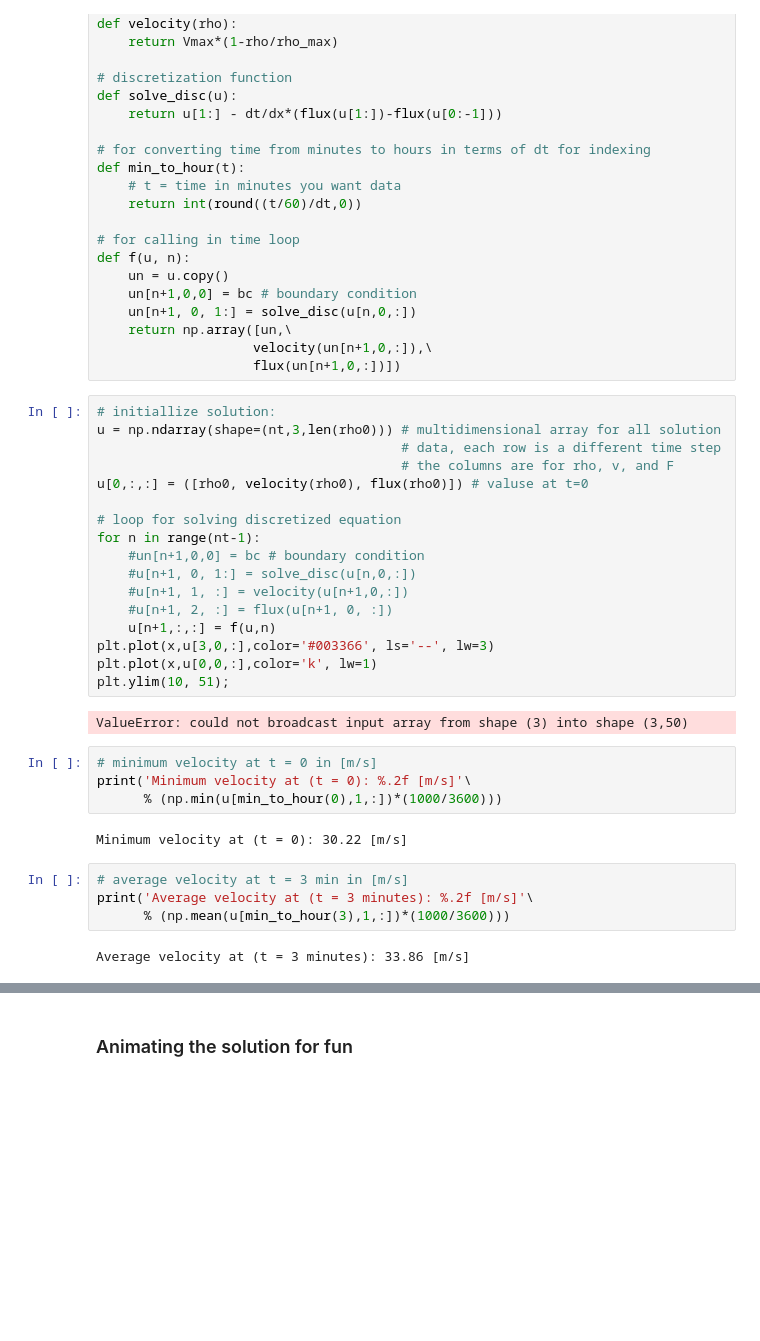
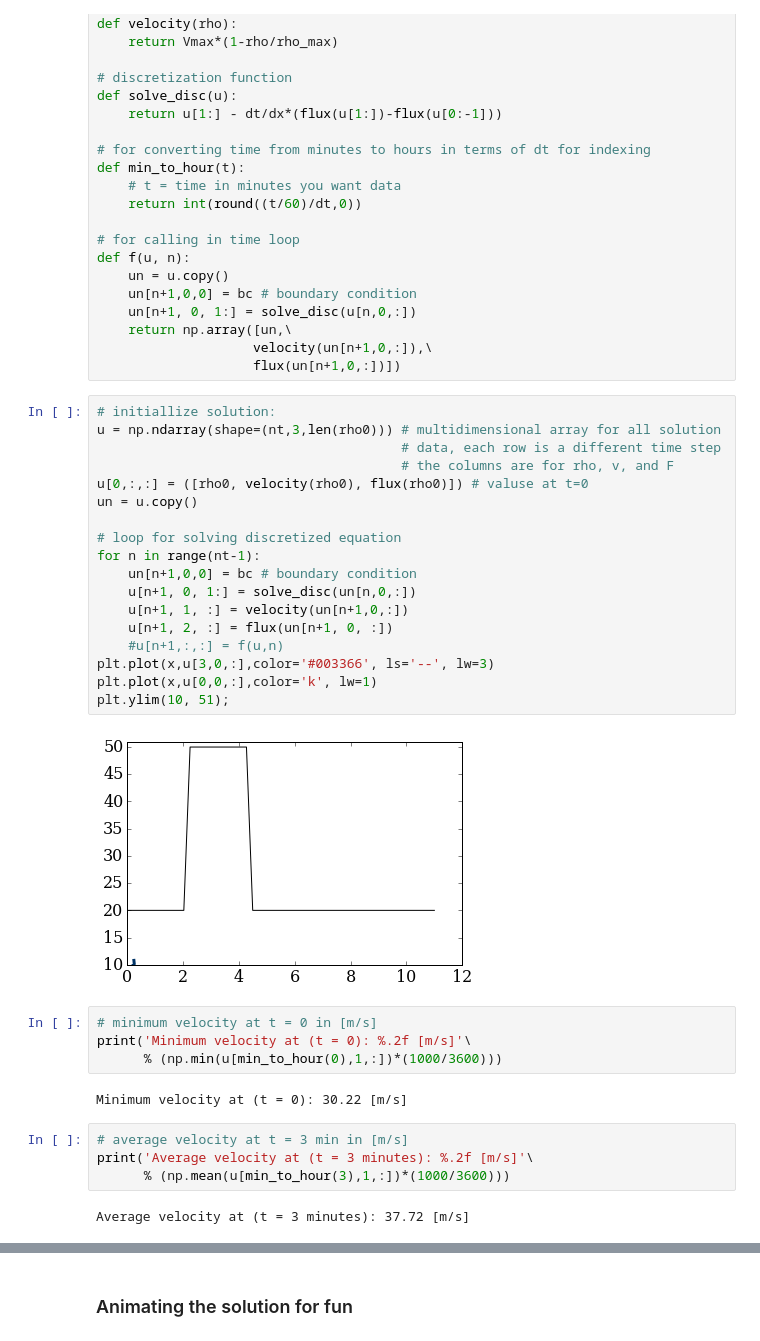
Before and after one commit to morrill/-mae6286, a Jupyter notebook: module_2/traffic_flow.ipynb, the cells around one changed output, grey strips where cells are left out. Saved outputs shown, nothing was run; the diff lists cells and outputs as text; blank space fills up the shorter version.

```diff
--- a/module_2/traffic_flow.ipynb
+++ b/module_2/traffic_flow.ipynb
@@ -64,22 +64,23 @@ def f(u, n):
 # %%
 # initiallize solution:
 u = np.ndarray(shape=(nt,3,len(rho0))) # multidimensional array for all solution
                                        # data, each row is a different time step
                                        # the columns are for rho, v, and F
 u[0,:,:] = ([rho0, velocity(rho0), flux(rho0)]) # valuse at t=0
+un = u.copy()
 
 # loop for solving discretized equation
 for n in range(nt-1):
-    #un[n+1,0,0] = bc # boundary condition
-    #u[n+1, 0, 1:] = solve_disc(u[n,0,:])
-    #u[n+1, 1, :] = velocity(u[n+1,0,:])
-    #u[n+1, 2, :] = flux(u[n+1, 0, :])
-    u[n+1,:,:] = f(u,n)
+    un[n+1,0,0] = bc # boundary condition
+    u[n+1, 0, 1:] = solve_disc(un[n,0,:])
+    u[n+1, 1, :] = velocity(un[n+1,0,:])
+    u[n+1, 2, :] = flux(un[n+1, 0, :])
+    #u[n+1,:,:] = f(u,n)
 plt.plot(x,u[3,0,:],color='#003366', ls='--', lw=3)
 plt.plot(x,u[0,0,:],color='k', lw=1)
 plt.ylim(10, 51);
 # %% [output]
-ValueError: could not broadcast input array from shape (3) into shape (3,50)
+[figure, added]
 # %%
 # minimum velocity at t = 0 in [m/s]
 print('Minimum velocity at (t = 0): %.2f [m/s]'\
@@ -91,7 +92,7 @@ Minimum velocity at (t = 0): 30.22 [m/s]
 print('Average velocity at (t = 3 minutes): %.2f [m/s]'\
       % (np.mean(u[min_to_hour(3),1,:])*(1000/3600)))
 # %% [output]
-Average velocity at (t = 3 minutes): 33.86 [m/s]
+Average velocity at (t = 3 minutes): 37.72 [m/s]
 # %%
 # average velocity at t = 3 min in [m/s]
 print('Minumum velocity at (t = 3 minutes): %.2f [m/s]'\
```
Also changed, not shown: parts of 2 cells of this notebook.
